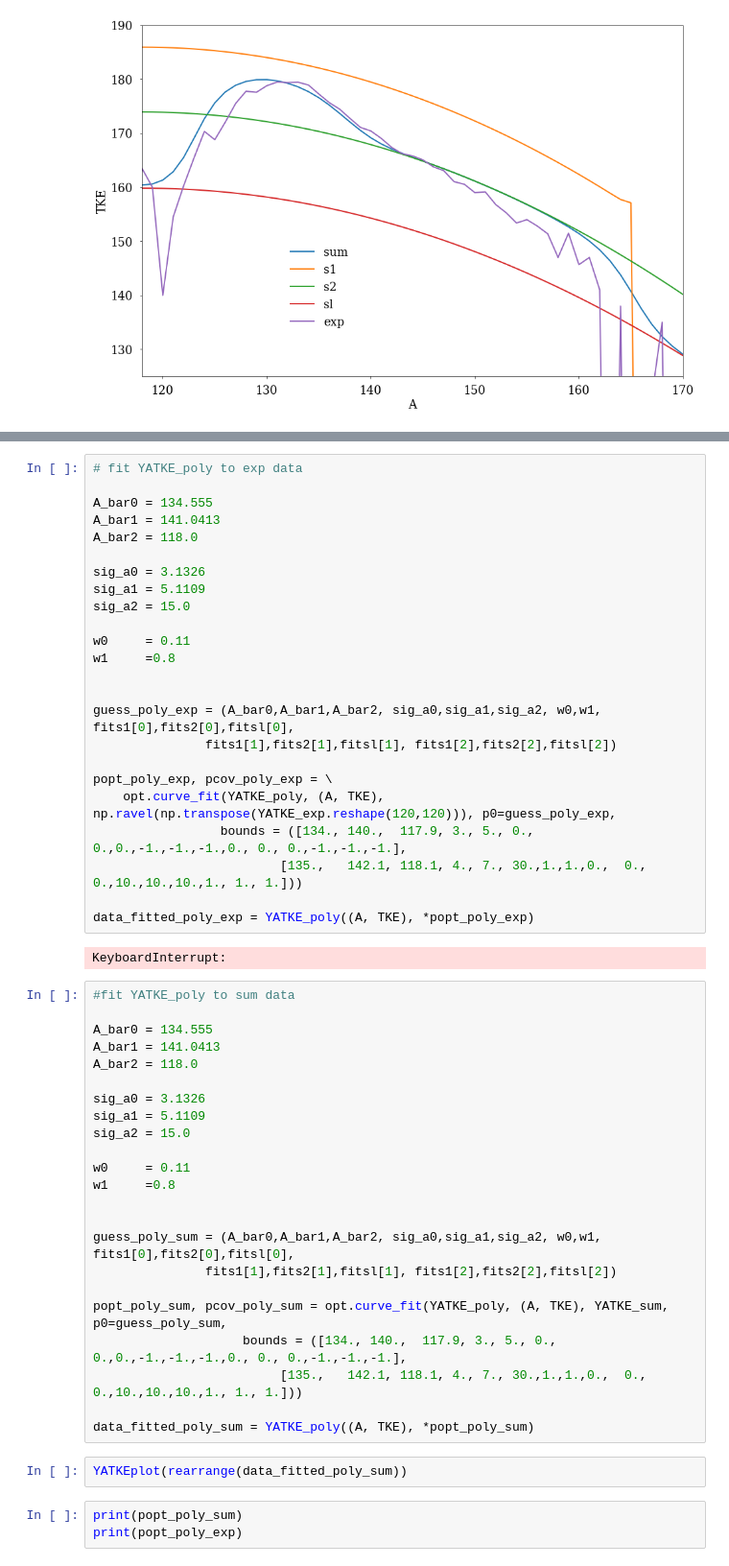
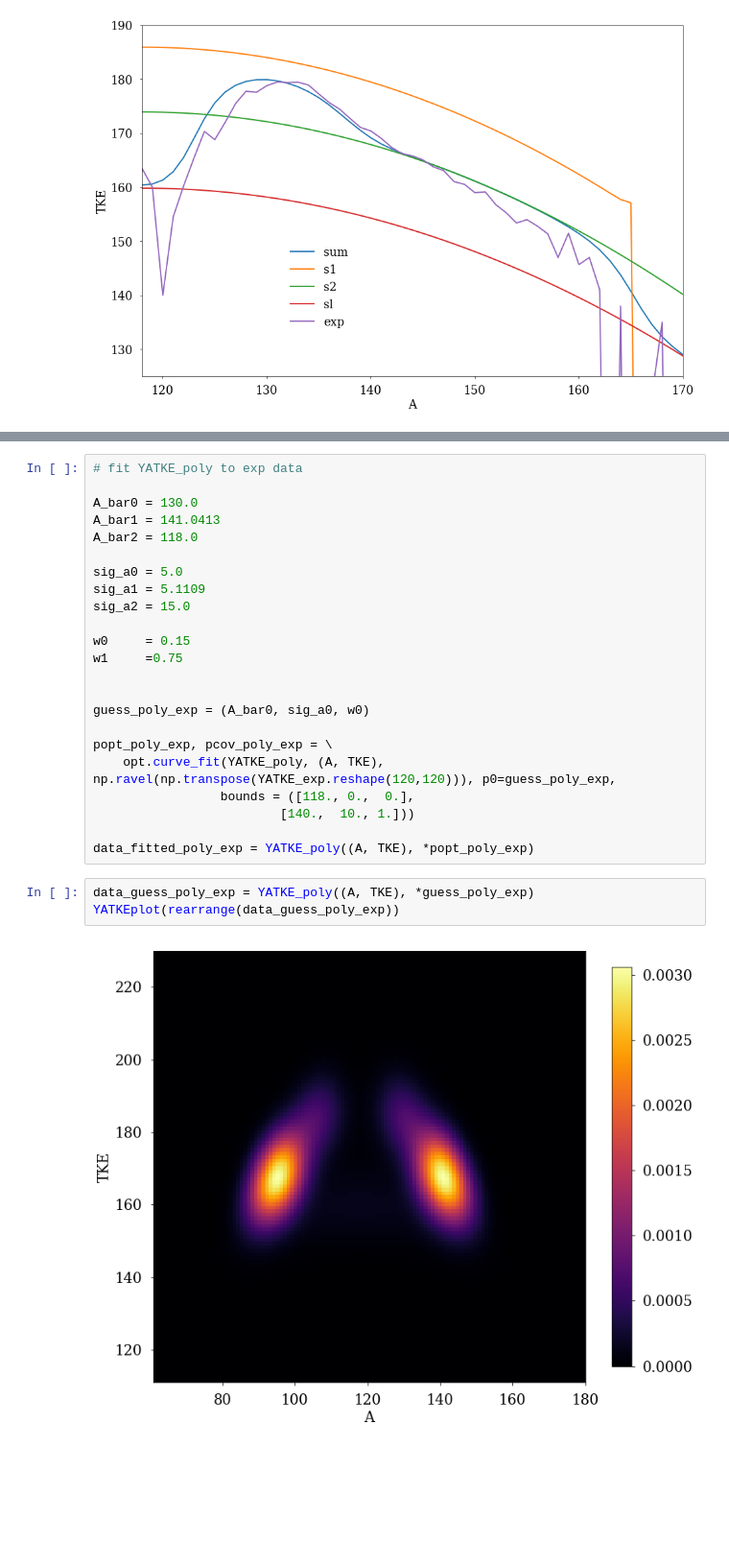
Before and after one commit to austinlc/YATKE, a Jupyter notebook: YATKE.U235.ipynb, the cells around one changed output, grey strips where cells are left out. Shown at 96% size. Saved outputs shown, nothing was run; the diff lists cells and outputs as text; blank space fills up the shorter version.

```diff
--- a/YATKE.U235.ipynb
+++ b/YATKE.U235.ipynb
@@ -296,54 +335,28 @@ def YATKE_poly(tuple_in, A_bar0,A_bar1,A_bar2, sig_a0,sig_a1,sig_a2, w0,w1, alph
 # %%
 # fit YATKE_poly to exp data
 
-A_bar0 = 134.555
+A_bar0 = 130.0
 A_bar1 = 141.0413
 A_bar2 = 118.0
 
-sig_a0 = 3.1326
+sig_a0 = 5.0
 sig_a1 = 5.1109
 sig_a2 = 15.0
 
-w0     = 0.11
-w1     =0.8
+w0     = 0.15
+w1     =0.75
 
 
-guess_poly_exp = (A_bar0,A_bar1,A_bar2, sig_a0,sig_a1,sig_a2, w0,w1, fits1[0],fits2[0],fitsl[0],
-               fits1[1],fits2[1],fitsl[1], fits1[2],fits2[2],fitsl[2])
+guess_poly_exp = (A_bar0, sig_a0, w0)
 
 popt_poly_exp, pcov_poly_exp = \
     opt.curve_fit(YATKE_poly, (A, TKE), np.ravel(np.transpose(YATKE_exp.reshape(120,120))), p0=guess_poly_exp,
-                 bounds = ([134., 140.,  117.9, 3., 5., 0., 0.,0.,-1.,-1.,-1.,0., 0., 0.,-1.,-1.,-1.],
-                         [135.,   142.1, 118.1, 4., 7., 30.,1.,1.,0.,  0., 0.,10.,10.,10.,1., 1., 1.]))
+                 bounds = ([118., 0.,  0.],
+                         [140.,  10., 1.]))
 
 data_fitted_poly_exp = YATKE_poly((A, TKE), *popt_poly_exp)
-# %% [output]
-KeyboardInterrupt:
-# %%
-#fit YATKE_poly to sum data
-
-A_bar0 = 134.555
-A_bar1 = 141.0413
-A_bar2 = 118.0
-
-sig_a0 = 3.1326
-sig_a1 = 5.1109
-sig_a2 = 15.0
-
-w0     = 0.11
-w1     =0.8
-
-
-guess_poly_sum = (A_bar0,A_bar1,A_bar2, sig_a0,sig_a1,sig_a2, w0,w1, fits1[0],fits2[0],fitsl[0],
-               fits1[1],fits2[1],fitsl[1], fits1[2],fits2[2],fitsl[2])
-
-popt_poly_sum, pcov_poly_sum = opt.curve_fit(YATKE_poly, (A, TKE), YATKE_sum, p0=guess_poly_sum,
-                    bounds = ([134., 140.,  117.9, 3., 5., 0., 0.,0.,-1.,-1.,-1.,0., 0., 0.,-1.,-1.,-1.],
-                         [135.,   142.1, 118.1, 4., 7., 30.,1.,1.,0.,  0., 0.,10.,10.,10.,1., 1., 1.]))
-
-data_fitted_poly_sum = YATKE_poly((A, TKE), *popt_poly_sum)
-# %%
-YATKEplot(rearrange(data_fitted_poly_sum))
-# %%
-print(popt_poly_sum)
-print(popt_poly_exp)
+# %%
+data_guess_poly_exp = YATKE_poly((A, TKE), *guess_poly_exp)
+YATKEplot(rearrange(data_guess_poly_exp))
+# %% [output]
+[figure, added]
```
Also changed, not shown: parts of 26 cells of this notebook, 2 other files.
